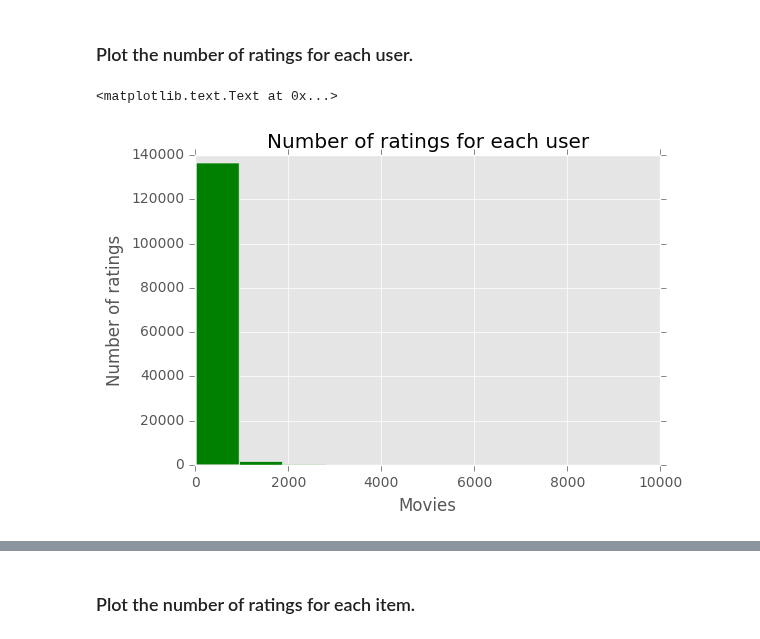
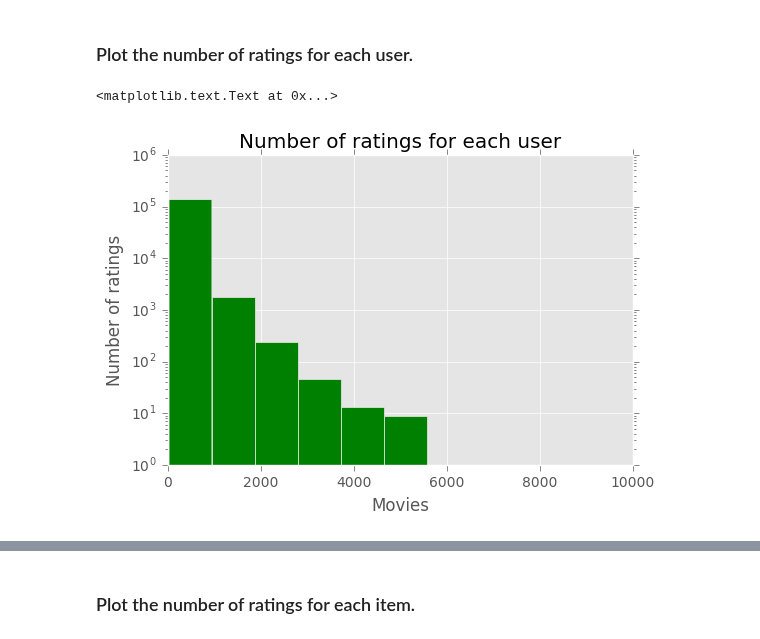
Before and after one commit to roblan11/InternetAnalyticsProject, a Jupyter notebook: ix-lab3/lab3-recsys.ipynb, the cells around one changed output, grey strips where cells are left out. Saved outputs shown, nothing was run; the diff lists cells and outputs as text; code cells hidden in the pictures.

```diff
--- a/ix-lab3/lab3-recsys.ipynb
+++ b/ix-lab3/lab3-recsys.ipynb
@@ -38,10 +33,10 @@ userRating = data.map(lambda d : (d["userId"], 1)).foldByKey(0, add).collect()
 ### Plot the number of ratings for each user.
 # %%
 movieRating_val = [x[1] for x in userRating]
-plt.hist(movieRating_val, facecolor='green')
+plt.hist(movieRating_val, facecolor='green', log=True)
 plt.title("Number of ratings for each user")
 plt.xlabel("Movies")
 plt.ylabel("Number of ratings")
 # %% [output]
 <matplotlib.text.Text at 0x...>
-[figure, old version]
+[figure, new version]
```
Also changed, not shown: parts of 14 cells of this notebook, 1 other file.
